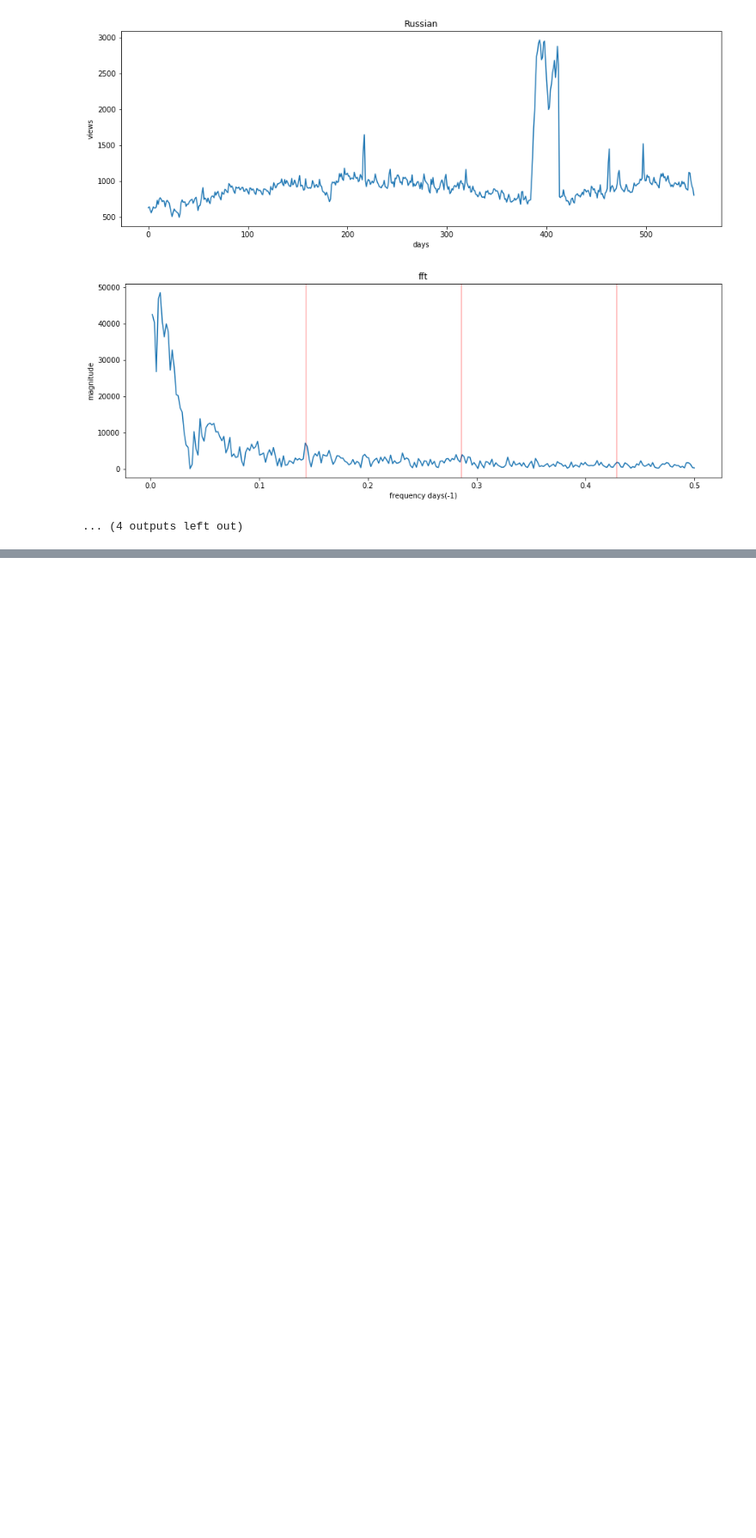
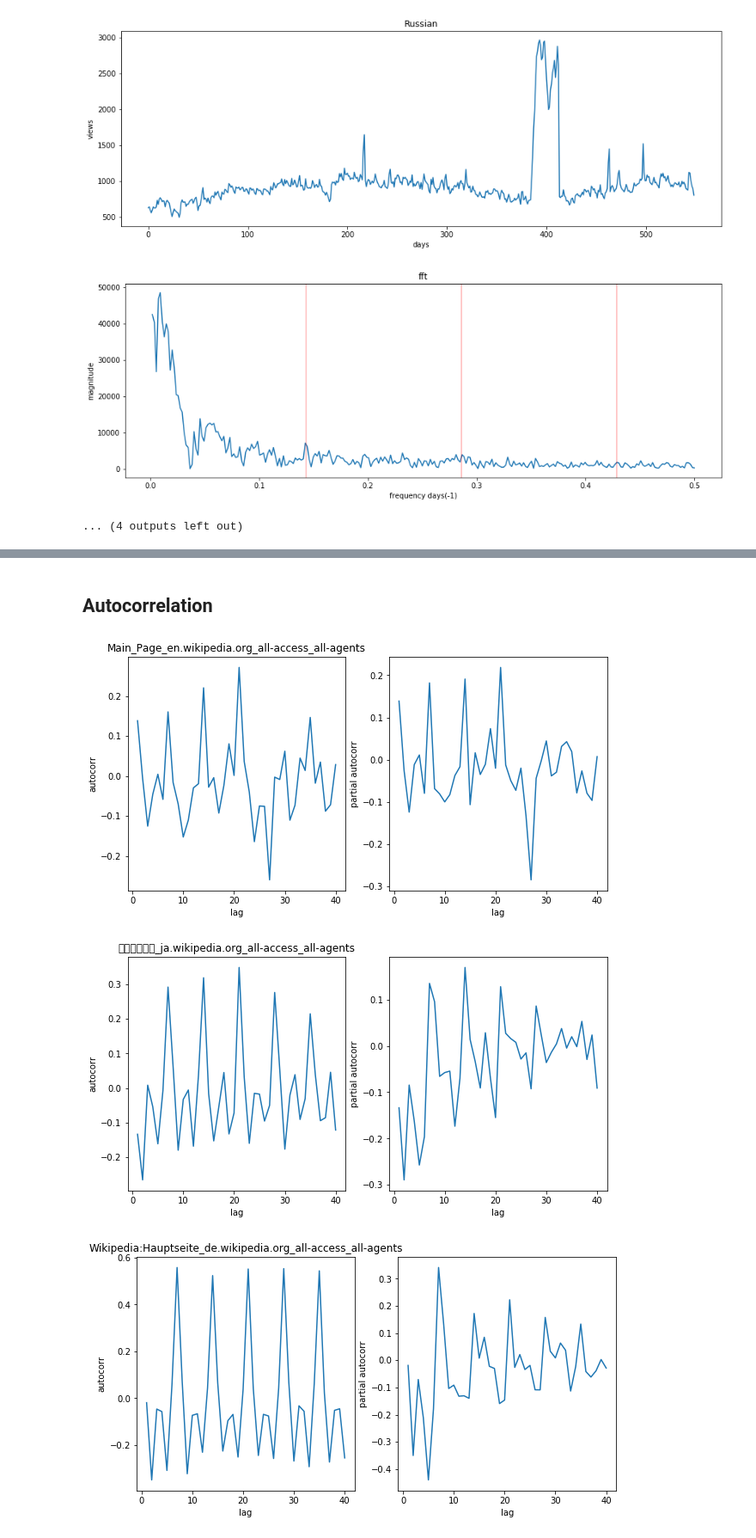
Before and after one commit to Sandy4321/WebTraffic, a Jupyter notebook: traffic_analysis.ipynb, the cells around one changed output, grey strips where cells are left out. Shown at 86% size. Saved outputs shown, nothing was run; the diff lists cells and outputs as text; code cells hidden in the pictures; blank space fills up the shorter version.

```diff
--- a/traffic_analysis.ipynb
+++ b/traffic_analysis.ipynb
@@ -259,0 +319,30 @@ rnd_idx = np.random.randn()
+# %% [markdown]
+## Autocorrelation
+# %%
+# autocorrelation and partial autocorrelation of top pages
+for key in top_pages:
+    fig = plt.figure(1, figsize=(10,5))
+    ax1 = plt.subplot(121)
+    ax2 = plt.subplot(122)
+
+    cols = data.columns[1:-2]
+    tseries = np.array(data.loc[top_pages[key], cols])
+    tseries_diff = [tseries[i] - tseries[i-1] for i in range(1, len(tseries))]
+
+    autocorr = acf(tseries_diff)
+    pautocorr = pacf(tseries_diff)
+
+    x = [x for x in range(len(pautocorr))]
+    ax1.plot(x[1:], autocorr[1:])
+    ax1.set_xlabel('lag')
+    ax1.set_ylabel('autocorr')
+    ax1.set_title(data.loc[top_pages[key], 'Page'])
+
+    ax2.plot(x[1:], pautocorr[1:])
+    ax2.set_xlabel('lag')
+    ax2.set_ylabel('partial autocorr')
+    plt.show()
+# %% [output]
+[figure, added]
+[figure, added]
+[figure, added]
```
Also changed, not shown: parts of 18 cells of this notebook.
